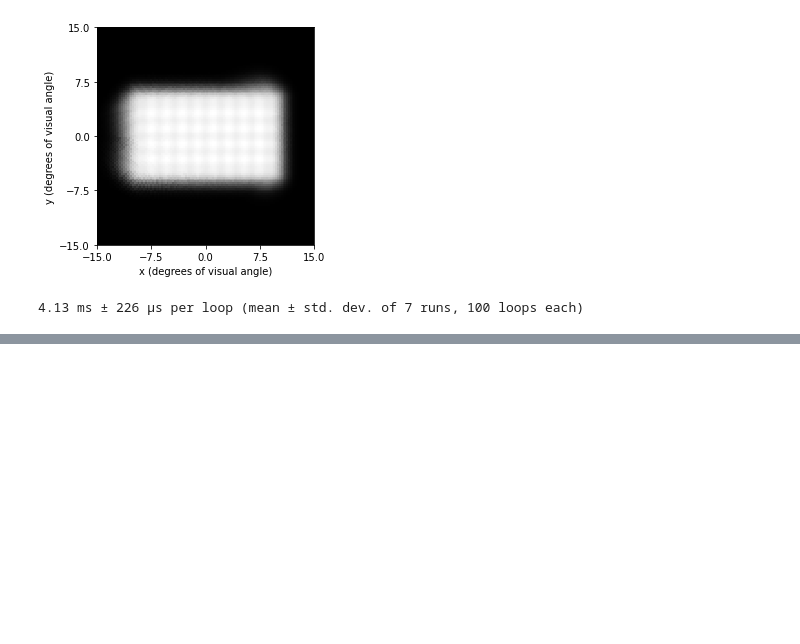
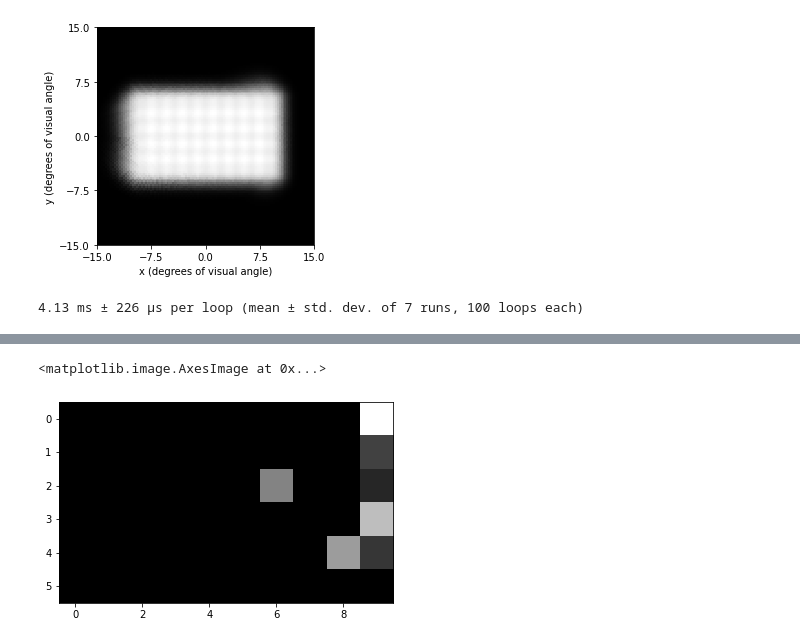
Before and after one commit to jgranley/CS291a, a Jupyter notebook: notebooks/tf_p2p.ipynb, the cells around one changed output, grey strips where cells are left out. Saved outputs shown, nothing was run; the diff lists cells and outputs as text; code cells hidden in the pictures; blank space fills up the shorter version.

```diff
--- a/notebooks/tf_p2p.ipynb
+++ b/notebooks/tf_p2p.ipynb
@@ -243,0 +375,8 @@ pdata = np.array([perc.data[:, :, 0], perc.data[:, :, 0]], dtype='float32')
+# %%
+plt_stim = nn(targets_train[1:2]).numpy()[0]
+plt_stim = plt_stim * (plt_stim[:, 0] > 0.5)[:, None]
+plt_stim = plt_stim * (plt_stim[:, 1] > 0.5)[:, None]
+plt.imshow(plt_stim[:, 1].reshape((6, 10)), cmap='gray')
+# %% [output]
+<matplotlib.image.AxesImage at 0x...>
+[figure, added]
```
Also changed, not shown: parts of 25 cells of this notebook, 36 other files.
